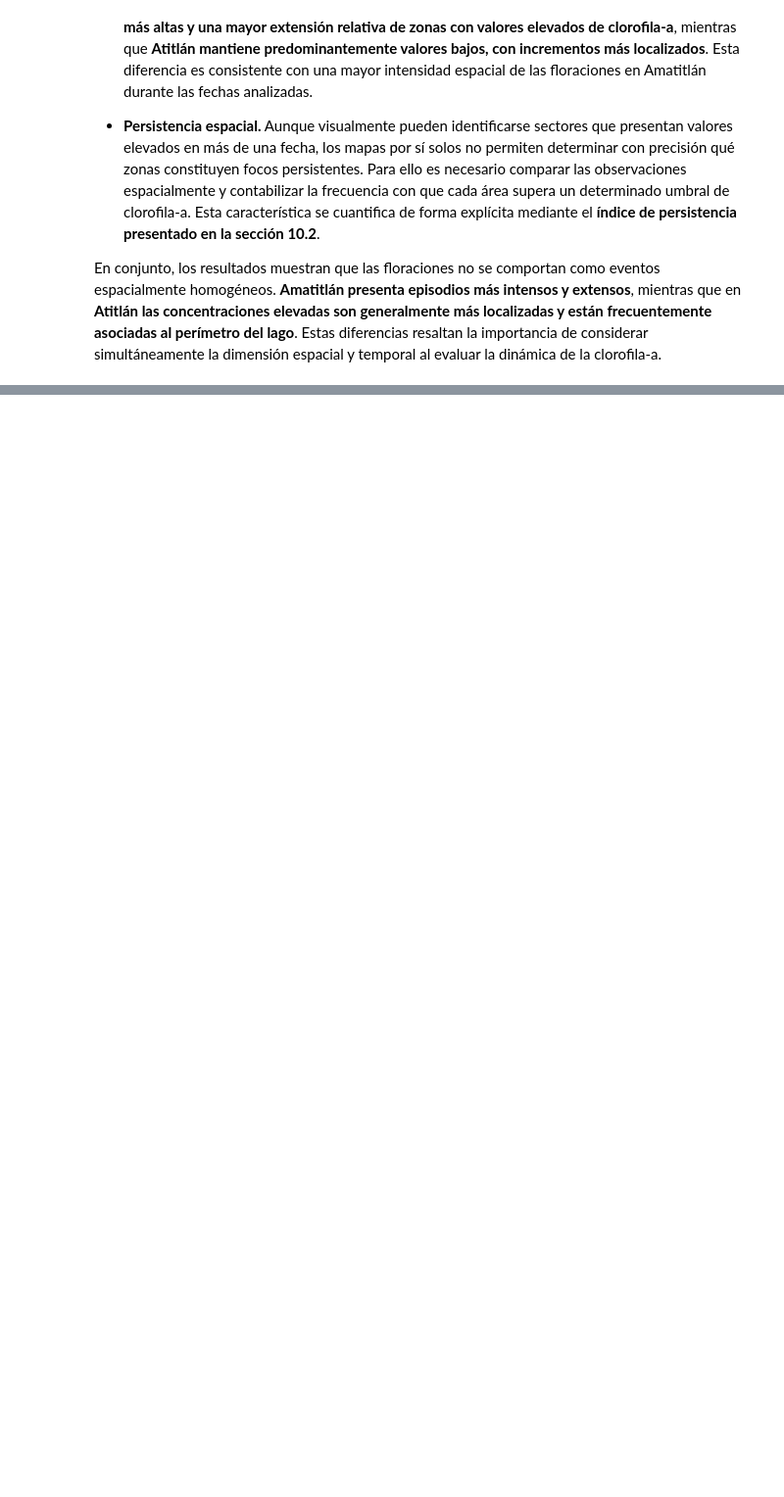
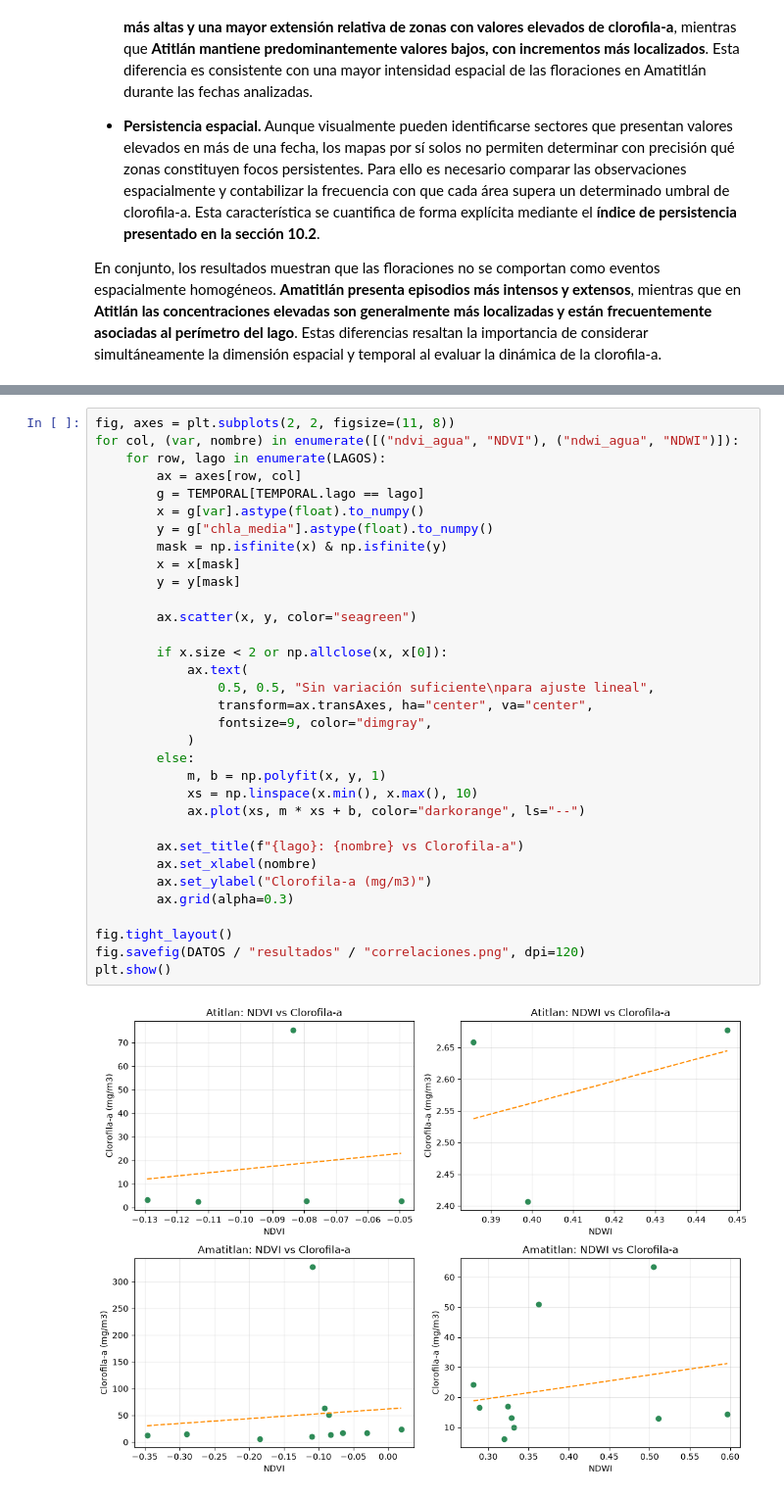
Before and after one commit to dannyrmrz/Lab04-DataScience, a Jupyter notebook: Lab04_Cianobacteria.ipynb, the cells around one changed output, grey strips where cells are left out. Shown at 98% size. Cells and saved outputs as stored; diff of their text form; blank space fills up the shorter version.

Commit message:
feat: correlacion

```diff
--- a/Lab04_Cianobacteria.ipynb
+++ b/Lab04_Cianobacteria.ipynb
@@ -596,0 +656,35 @@ En conjunto, los resultados muestran que las floraciones no se comportan como ev
+# %%
+fig, axes = plt.subplots(2, 2, figsize=(11, 8))
+for col, (var, nombre) in enumerate([("ndvi_agua", "NDVI"), ("ndwi_agua", "NDWI")]):
+    for row, lago in enumerate(LAGOS):
+        ax = axes[row, col]
+        g = TEMPORAL[TEMPORAL.lago == lago]
+        x = g[var].astype(float).to_numpy()
+        y = g["chla_media"].astype(float).to_numpy()
+        mask = np.isfinite(x) & np.isfinite(y)
+        x = x[mask]
+        y = y[mask]
+
+        ax.scatter(x, y, color="seagreen")
+
+        if x.size < 2 or np.allclose(x, x[0]):
+            ax.text(
+                0.5, 0.5, "Sin variación suficiente\npara ajuste lineal",
+                transform=ax.transAxes, ha="center", va="center",
+                fontsize=9, color="dimgray",
+            )
+        else:
+            m, b = np.polyfit(x, y, 1)
+            xs = np.linspace(x.min(), x.max(), 10)
+            ax.plot(xs, m * xs + b, color="darkorange", ls="--")
+
+        ax.set_title(f"{lago}: {nombre} vs Clorofila-a")
+        ax.set_xlabel(nombre)
+        ax.set_ylabel("Clorofila-a (mg/m3)")
+        ax.grid(alpha=0.3)
+
+fig.tight_layout()
+fig.savefig(DATOS / "resultados" / "correlaciones.png", dpi=120)
+plt.show()
+# %% [output]
+[figure, added]
```
Also changed, not shown: parts of 4 cells of this notebook, 1 other file.
